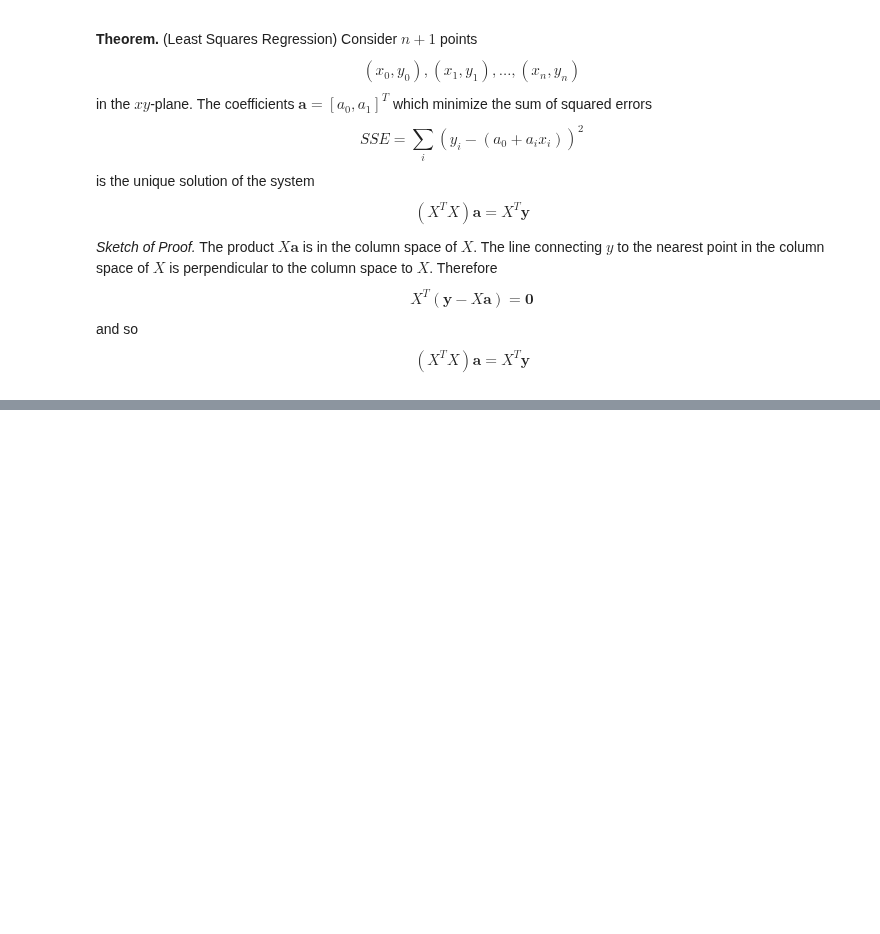
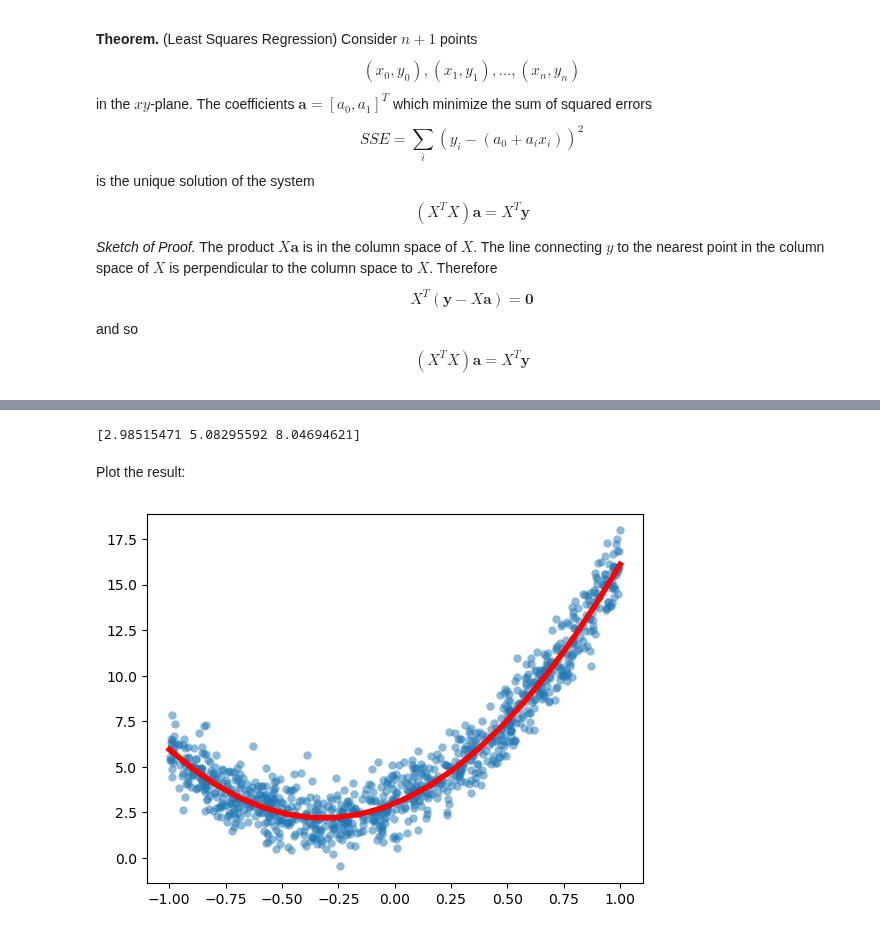
Before and after one commit to byeolla/science_dnn, a Jupyter notebook: 7th_week.ipynb, the cells around one changed output, grey strips where cells are left out. Cells and saved outputs as stored; diff of their text form; code cells hidden in the pictures; blank space fills up the shorter version.

```diff
--- a/7th_week.ipynb
+++ b/7th_week.ipynb
@@ -732,0 +830,2 @@ $$(X^{T}X)\mathbf{a} = X^{T}\mathbf{y}$$
+# %%
+X = np.column_stack([np.ones(N), x, x**2])
@@ -732,0 +847,15 @@ $$(X^{T}X)\mathbf{a} = X^{T}\mathbf{y}$$
+# %%
+a = la.solve((X.T @ X), X.T @ y)
+print(a)
+# %% [output]
+[2.98515471 5.08295592 8.04694621]
+# %% [markdown]
+Plot the result:
+# %%
+xs = np.linspace(-1, 1, 20)
+ys = a[0] + a[1]*xs + a[2]*xs**2
+plt.plot(xs, ys, 'r', linewidth=4)
+plt.scatter(x, y, alpha=0.5, lw=0)
+plt.show()
+# %% [output]
+[figure, added]
```
Also changed, not shown: parts of 16 cells of this notebook.
